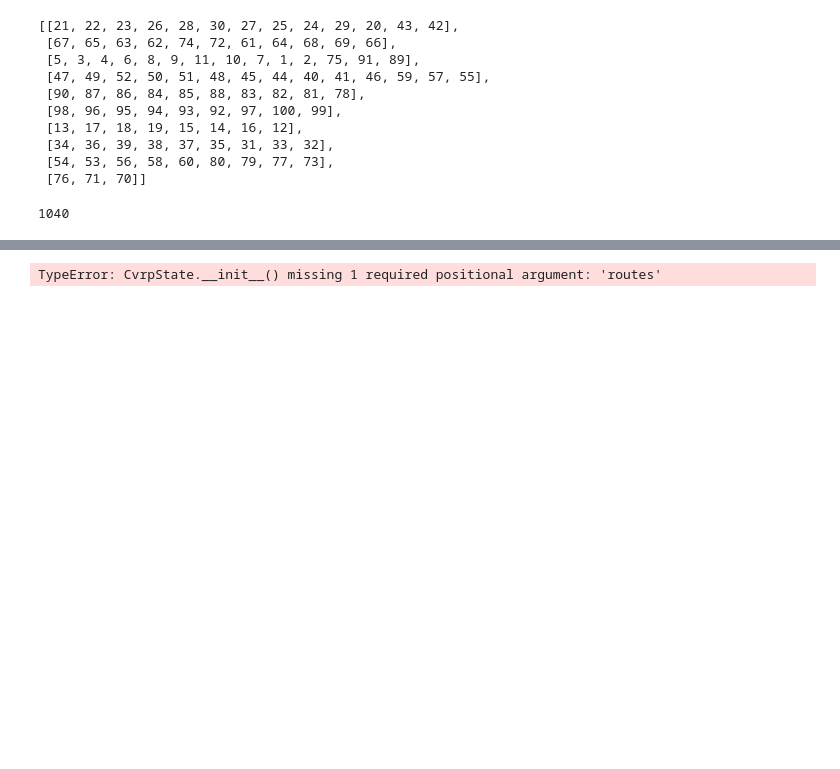
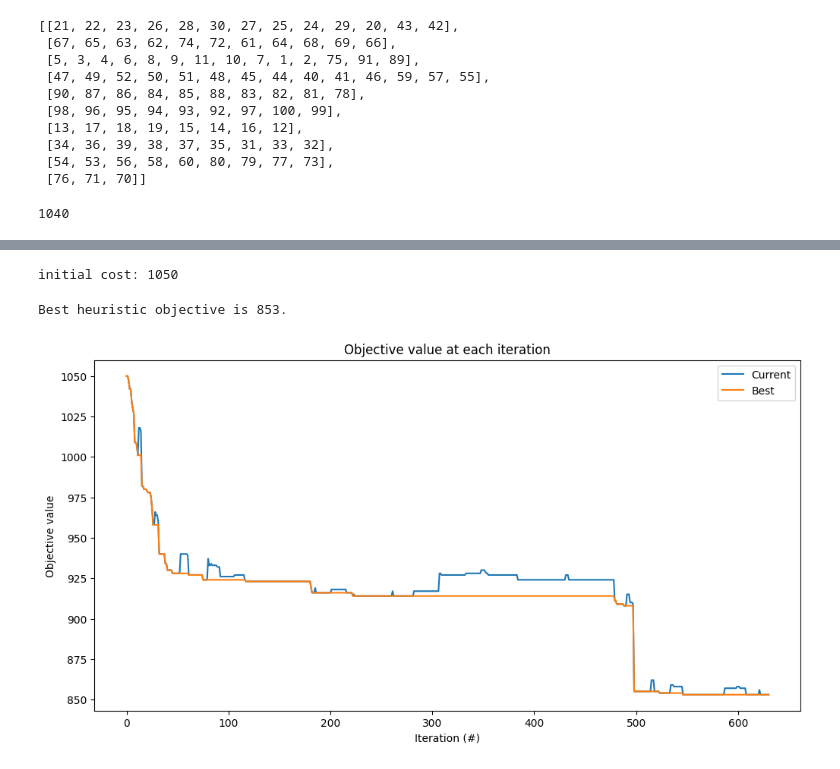
Before and after one commit to batman0911/ALNS, a Jupyter notebook: examples/cvrp.ipynb, the cells around one changed output, grey strips where cells are left out. Saved outputs shown, nothing was run; the diff lists cells and outputs as text; code cells hidden in the pictures; blank space fills up the shorter version.

```diff
--- a/examples/cvrp.ipynb
+++ b/examples/cvrp.ipynb
@@ -54,7 +54,7 @@ from alns_operator import removal as rm
 # curr = rm.random_removal(initial_state, rnd.RandomState(SEED))
 # print(curr.cost)
 # %%
-removal = rm.Removal(5, 20)
+removal = rm.Removal(5, 2)
 # %%
 curr = removal.remove_specific_customer(initial_state, 29)
 print(curr.cost)
@@ -174,16 +134,34 @@ def insert_cost(customer, route, idx):
 # %%
 alns = ALNS(rnd.RandomState(SEED))
 
-# alns.add_destroy_operator(random_removal)
-alns.add_destroy_operator(rm.worst_removal)
+# alns.add_destroy_operator(removal.random_removal)
+alns.add_destroy_operator(removal.worst_removal)
 
 alns.add_repair_operator(greedy_repair)
 # %%
-init = nearest_neighbor()
+from alns_operator import initial as initial
+
+init = initial.nearest_neighbor(data)
 select = RouletteWheel([25, 5, 1, 0], 0.8, 1, 1)
 accept = RecordToRecordTravel.autofit(init.objective(), 0.02, 0, 9000)
-stop = MaxRuntime(5)
+stop = MaxRuntime(120)
 
 result = alns.iterate(init, select, accept, stop)
-# %% [output]
-TypeError: CvrpState.__init__() missing 1 required positional argument: 'routes'
+# %%
+print(f'initial cost: {init.objective()}')
+# %% [output]
+initial cost: 1050
+# %%
+solution = result.best_state
+objective = solution.objective()
+# pct_diff = 100 * (objective - bks.cost) / bks.cost
+
+print(f"Best heuristic objective is {objective}.")
+# print(f"This is {pct_diff:.1f}% worse than the optimal solution, which is {bks.cost}.")
+# %% [output]
+Best heuristic objective is 853.
+# %%
+_, ax = plt.subplots(figsize=(12, 6))
+result.plot_objectives(ax=ax)
+# %% [output]
+[figure, added]
```
Also changed, not shown: parts of 3 cells of this notebook, 3 other files.
